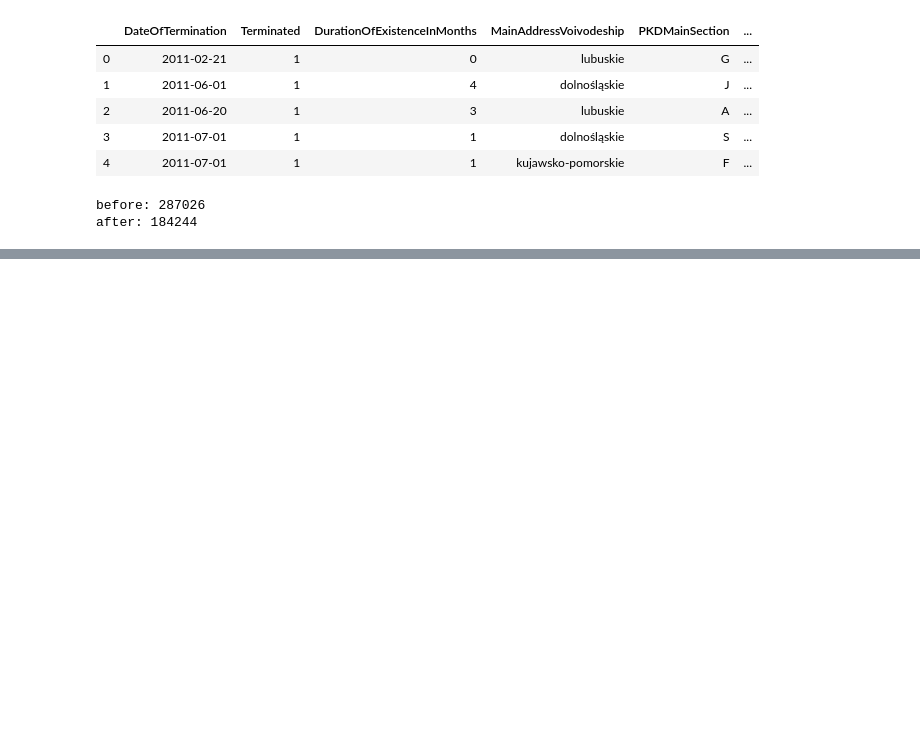
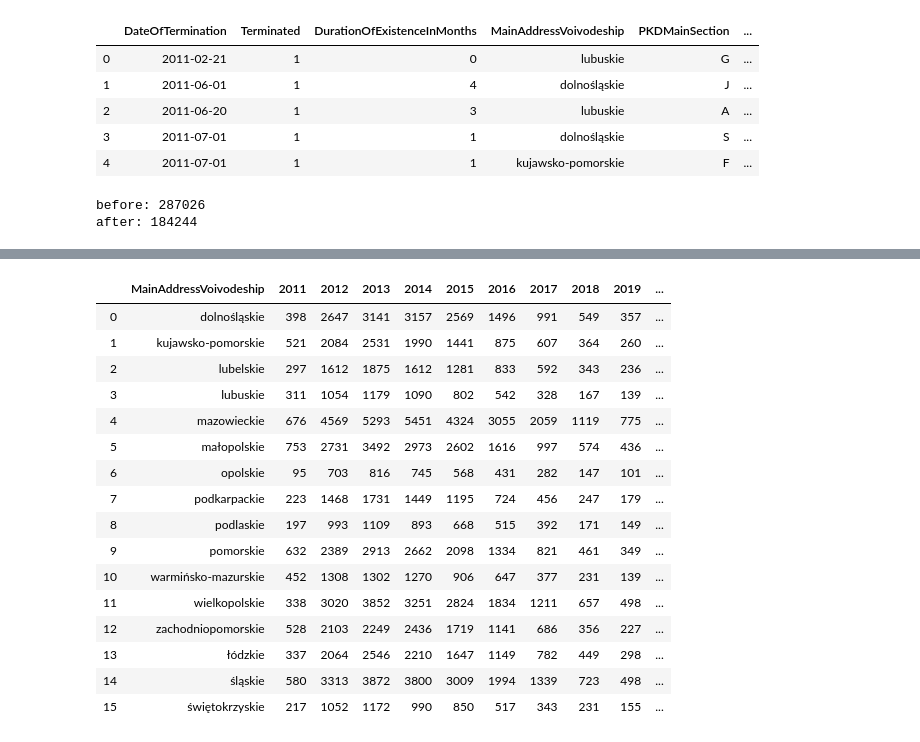
Before and after one commit to wawrzenczyka/WD2, a Jupyter notebook: data/FormatCSV.ipynb, the cells around one changed output, grey strips where cells are left out. Cells and saved outputs as stored; diff of their text form; code cells hidden in the pictures; blank space fills up the shorter version.

```diff
--- a/data/FormatCSV.ipynb
+++ b/data/FormatCSV.ipynb
@@ -326,0 +336,9 @@ data.to_csv('ceidg_data_formated.csv', index=False, encoding="utf-8")
+# %%
+voivode_data = data[[
+    'MainAddressVoivodeship',
+    'Terminated',
+    'YearOfTermination',
+    'Count'
+]]
+
+voivode_data.head()
@@ -326,0 +352,4 @@ data.to_csv('ceidg_data_formated.csv', index=False, encoding="utf-8")
+# %%
+voivode_data_terminated = voivode_data[voivode_data['Terminated'] == 1]\
+    .drop(columns=['Terminated'])
+voivode_data_terminated.head()
@@ -326,0 +363,28 @@ data.to_csv('ceidg_data_formated.csv', index=False, encoding="utf-8")
+# %%
+voivoides_terminated_by_year = pd.crosstab(
+    voivode_data_terminated['MainAddressVoivodeship'],
+    voivode_data_terminated['YearOfTermination'],
+    values=voivode_data_terminated['Count'],
+    aggfunc=sum
+).reset_index()
+
+del voivoides_terminated_by_year.columns.name
+voivoides_terminated_by_year
+# %% [output]
+|  | MainAddressVoivodeship | 2011 | 2012 | 2013 | 2014 | 2015 | 2016 | 2017 | 2018 | 2019 | ... |
+| 0 | dolnośląskie | 398 | 2647 | 3141 | 3157 | 2569 | 1496 | 991 | 549 | 357 | ... |
+| 1 | kujawsko-pomorskie | 521 | 2084 | 2531 | 1990 | 1441 | 875 | 607 | 364 | 260 | ... |
+| 2 | lubelskie | 297 | 1612 | 1875 | 1612 | 1281 | 833 | 592 | 343 | 236 | ... |
+| 3 | lubuskie | 311 | 1054 | 1179 | 1090 | 802 | 542 | 328 | 167 | 139 | ... |
+| 4 | mazowieckie | 676 | 4569 | 5293 | 5451 | 4324 | 3055 | 2059 | 1119 | 775 | ... |
+| 5 | małopolskie | 753 | 2731 | 3492 | 2973 | 2602 | 1616 | 997 | 574 | 436 | ... |
+| 6 | opolskie | 95 | 703 | 816 | 745 | 568 | 431 | 282 | 147 | 101 | ... |
+| 7 | podkarpackie | 223 | 1468 | 1731 | 1449 | 1195 | 724 | 456 | 247 | 179 | ... |
+| 8 | podlaskie | 197 | 993 | 1109 | 893 | 668 | 515 | 392 | 171 | 149 | ... |
+| 9 | pomorskie | 632 | 2389 | 2913 | 2662 | 2098 | 1334 | 821 | 461 | 349 | ... |
+| 10 | warmińsko-mazurskie | 452 | 1308 | 1302 | 1270 | 906 | 647 | 377 | 231 | 139 | ... |
+| 11 | wielkopolskie | 338 | 3020 | 3852 | 3251 | 2824 | 1834 | 1211 | 657 | 498 | ... |
+| 12 | zachodniopomorskie | 528 | 2103 | 2249 | 2436 | 1719 | 1141 | 686 | 356 | 227 | ... |
+| 13 | łódzkie | 337 | 2064 | 2546 | 2210 | 1647 | 1149 | 782 | 449 | 298 | ... |
+| 14 | śląskie | 580 | 3313 | 3872 | 3800 | 3009 | 1994 | 1339 | 723 | 498 | ... |
+| 15 | świętokrzyskie | 217 | 1052 | 1172 | 990 | 850 | 517 | 343 | 231 | 155 | ... |
```
Also changed, not shown: parts of 10 cells of this notebook, 4 other files.
